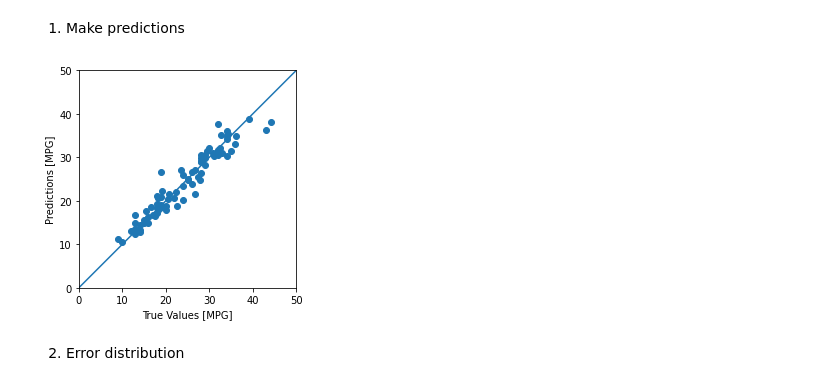
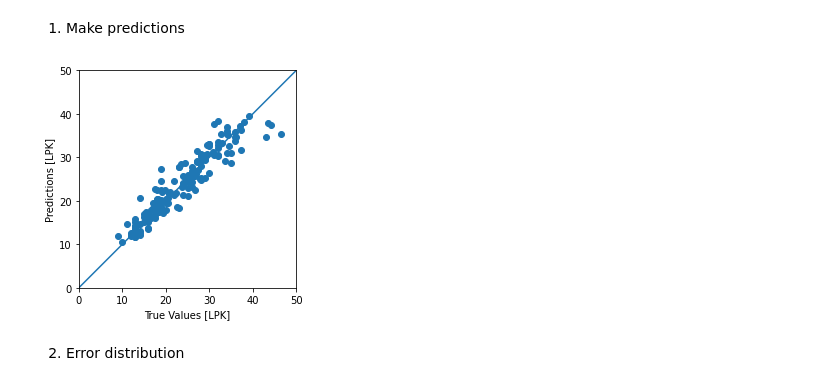
Before and after one commit to SuperYoungCoder/Machine-Learning-with-Python-Tensorflow, a Jupyter notebook: linear_regression.ipynb, the cells around one changed output. Saved outputs shown, nothing was run; the diff lists cells and outputs as text; code cells hidden in the pictures.

```diff
--- a/linear_regression.ipynb
+++ b/linear_regression.ipynb
@@ -68,8 +80,7 @@ See the caveats in the documentation: https://pandas.pydata.org/pandas-docs/stab
 # %% [markdown]
 3. Split the data into training and test sets
 # %%
-# Split the data into training and test sets
-train_dataset = dataset.sample(frac=0.8, random_state=0)
+train_dataset = dataset.sample(frac=0.6, random_state=0)
 test_dataset = dataset.drop(train_dataset.index)
 print(train_dataset)
 print(test_dataset)
@@ -102,11 +127,11 @@ sns.pairplot(train_dataset[['MPG', 'Cylinders', 'Displacement', 'Weight']], diag
 # %% [markdown]
 5. Split features from labels
 # %%
-# Split features from labels
+
 train_features = train_dataset.copy()
 test_features = test_dataset.copy()
-train_labels = train_features.pop('MPG')
-test_labels = test_features.pop('MPG')
+train_labels = train_features.pop('LPK')
+test_labels = test_features.pop('LPK')
 # %% [markdown]
 II. Normalization
 1. The Normalization layer
@@ -299,12 +420,4 @@ Wall time: 9.3 µs
 # Regression using a DNN and multiple inputs
 dnn_model = build_and_compile_model(normalizer)
 dnn_model.summary()
-%time
-history = dnn_model.fit(
-    train_features,
-    train_labels,
-    validation_split=0.2,
-    verbose=0, epochs=100)
-plot_loss(history)
-test_results['dnn_model'] = dnn_model.evaluate(test_features, test_labels, verbose=0)
 # %% [output]
@@ -331,0 +442,9 @@ Wall time: 7.87 µs
+# %%
+# Training
+%%time
+history = dnn_model.fit(
+    train_features,
+    train_labels,
+    validation_split=0.15,
+    verbose=0, epochs=200)
+plot_loss(history)
@@ -342,16 +467,16 @@ pd.DataFrame(test_results, index=['Mean absolute error [MPG]'])
 # %%
 # Make Predictions
 test_predictions = dnn_model.predict(test_features).flatten()
 a = plt.axes(aspect='equal')
 plt.scatter(test_labels, test_predictions)
-plt.xlabel('True Values [MPG]')
-plt.ylabel('Predictions [MPG]')
+plt.xlabel('True Values [LPK]')
+plt.ylabel('Predictions [LPK]')
 lims = [0, 50]
 plt.xlim(lims)
 plt.ylim(lims)
 _ = plt.plot(lims, lims)
 # %% [output]
-[figure, old version]
+[figure, new version]
 # %% [markdown]
 2. Error distribution
 # %%
```
Also changed, not shown: parts of 32 cells of this notebook.
